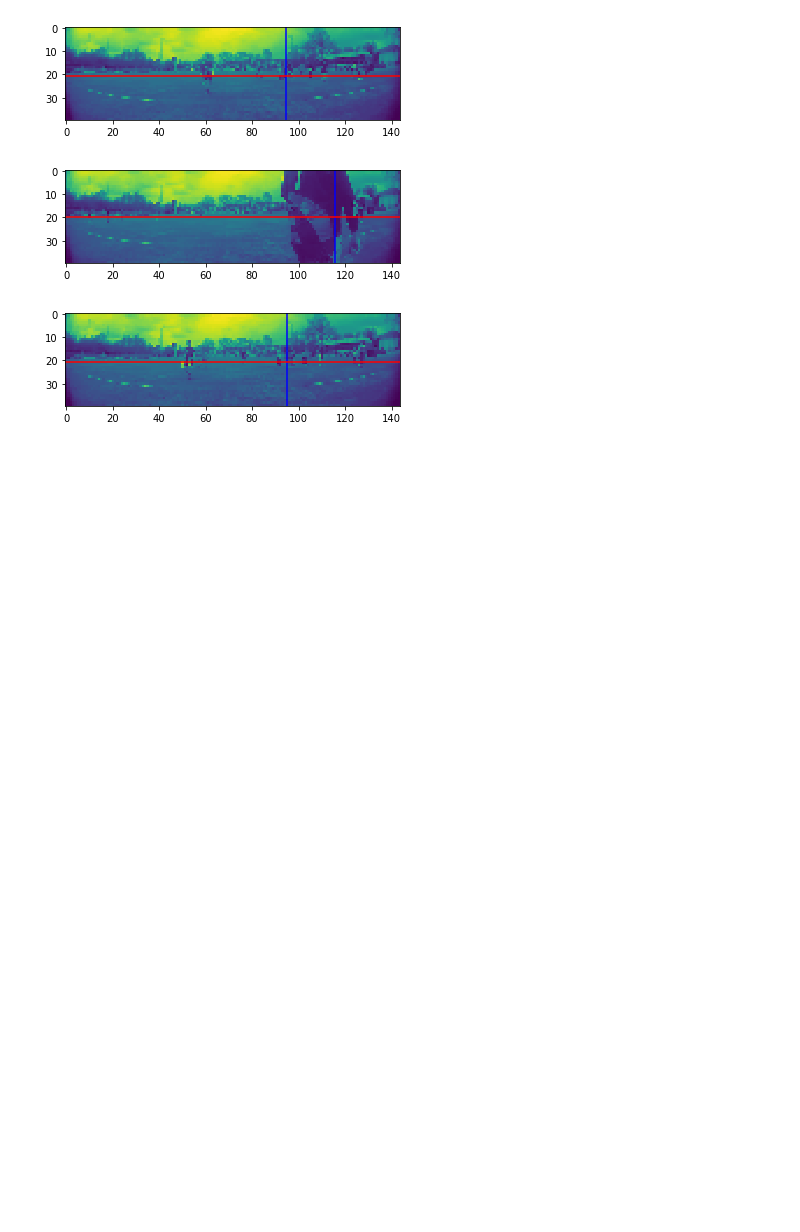
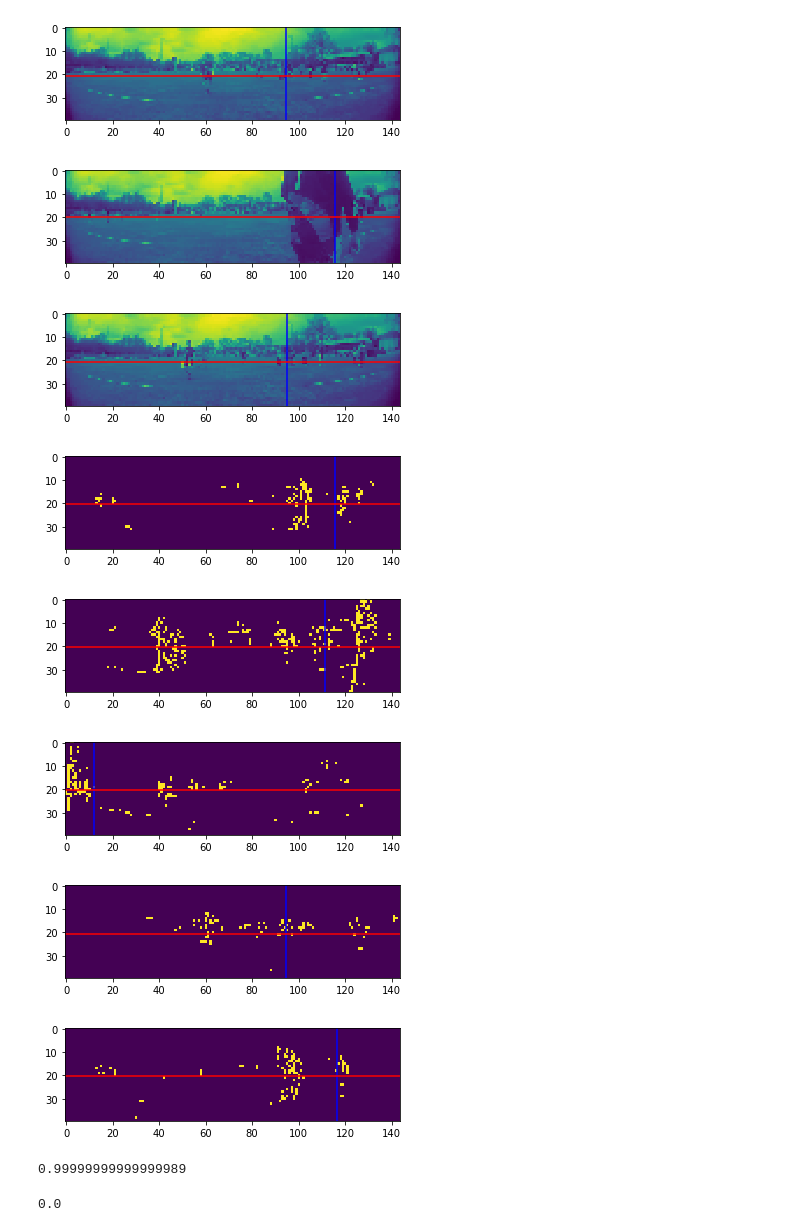
Before and after one commit to ZackAkil/robo-videographer-app, a Jupyter notebook: machine_learning/v2 (increase fps)/3# Video utilities.ipynb, the cells around one changed output. Cells and saved outputs as stored; diff of their text form; code cells hidden in the pictures; blank space fills up the shorter version.

```diff
--- a/machine_learning/v2 (increase fps)/3# Video utilities.ipynb
+++ b/machine_learning/v2 (increase fps)/3# Video utilities.ipynb
@@ -189,3 +189,21 @@ Video_Utils.show_sample_images_with_labels(x,y)
 [figure]
 [figure]
 [figure]
+# %%
+temp = (x[:-1] - x[1:])>0.01
+# %%
+Video_Utils.show_sample_images_with_labels(temp,y)
+# %% [output]
+[figure, added]
+[figure, added]
+[figure, added]
+[figure, added]
+[figure, added]
+# %%
+x.max()
+# %% [output]
+0.99999999999999989
+# %%
+x.min()
+# %% [output]
+0.0
```
